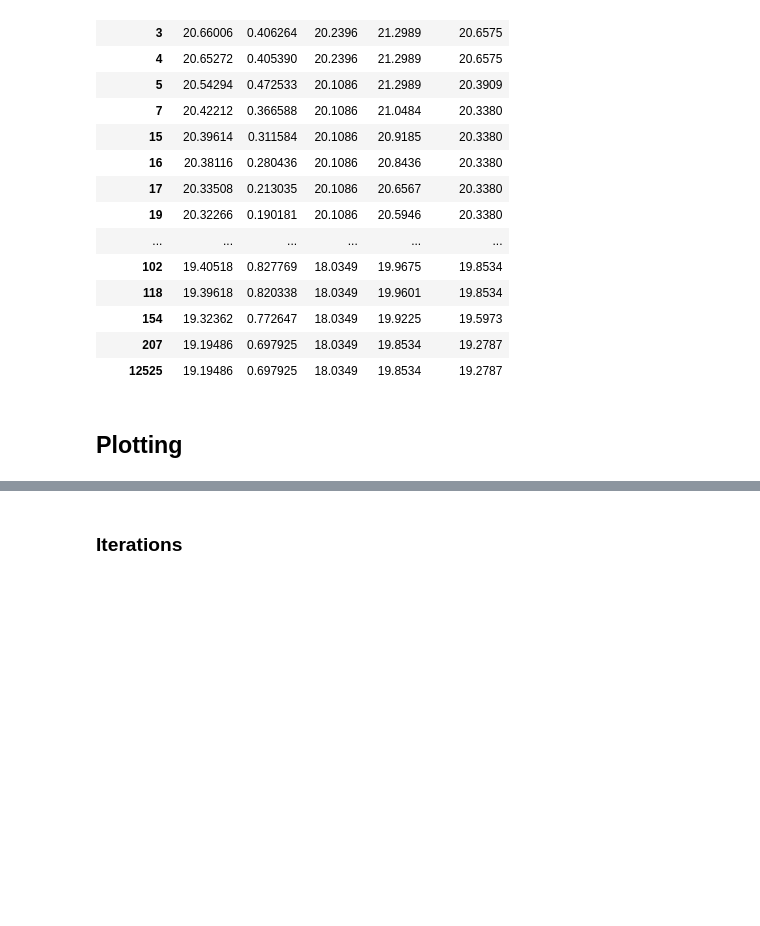
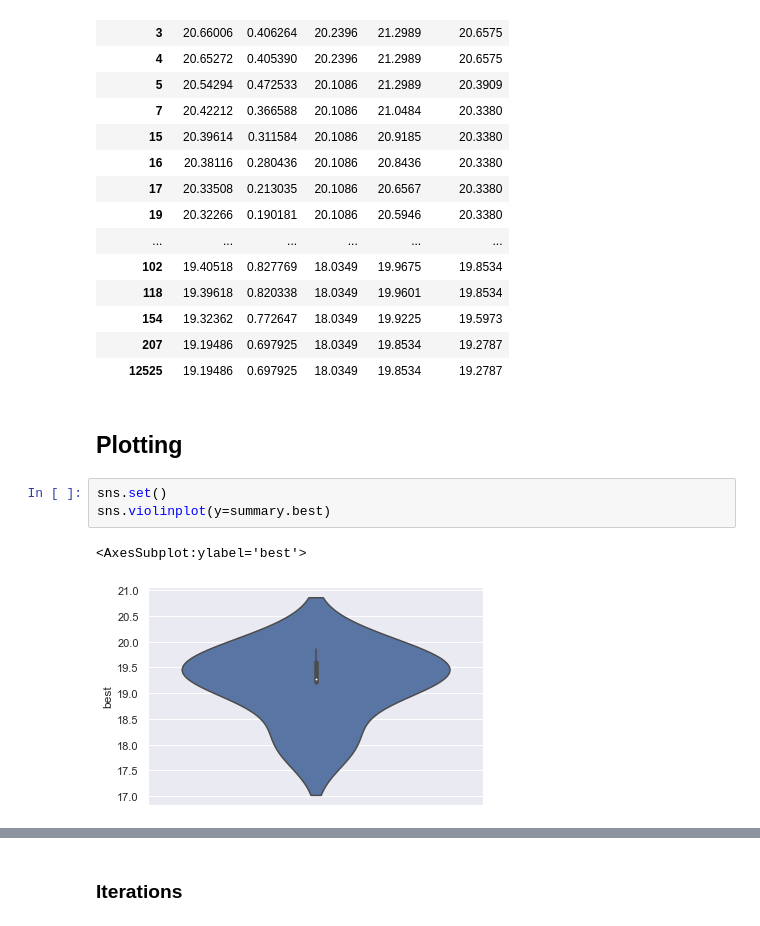
Before and after one commit to mahf-opt/mahf, a Jupyter notebook: evaluation/basicEval.ipynb, the cells around one changed output, grey strips where cells are left out. Saved outputs shown, nothing was run; the diff lists cells and outputs as text; blank space fills up the shorter version.

```diff
--- a/evaluation/basicEval.ipynb
+++ b/evaluation/basicEval.ipynb
@@ -80,3 +81,9 @@ stats_eval
 | 12525 | 19.19486 | 0.697925 | 18.0349 | 19.8534 | 19.2787 |
 # %% [markdown]
 ## Plotting
+# %%
+sns.set()
+sns.violinplot(y=summary.best)
+# %% [output]
+<AxesSubplot:ylabel='best'>
+[figure, added]
```
Also changed, not shown: parts of 4 cells of this notebook.
